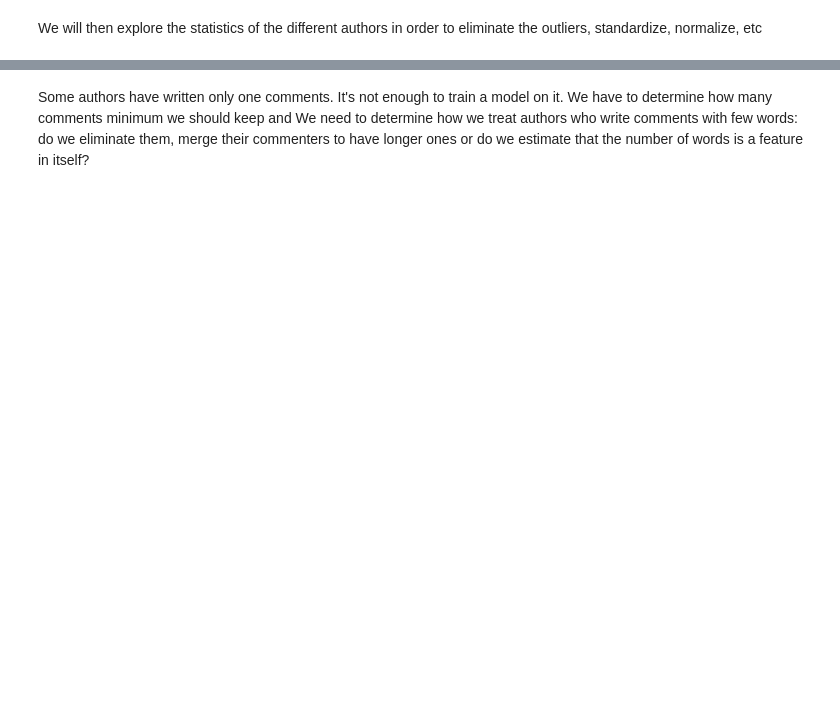
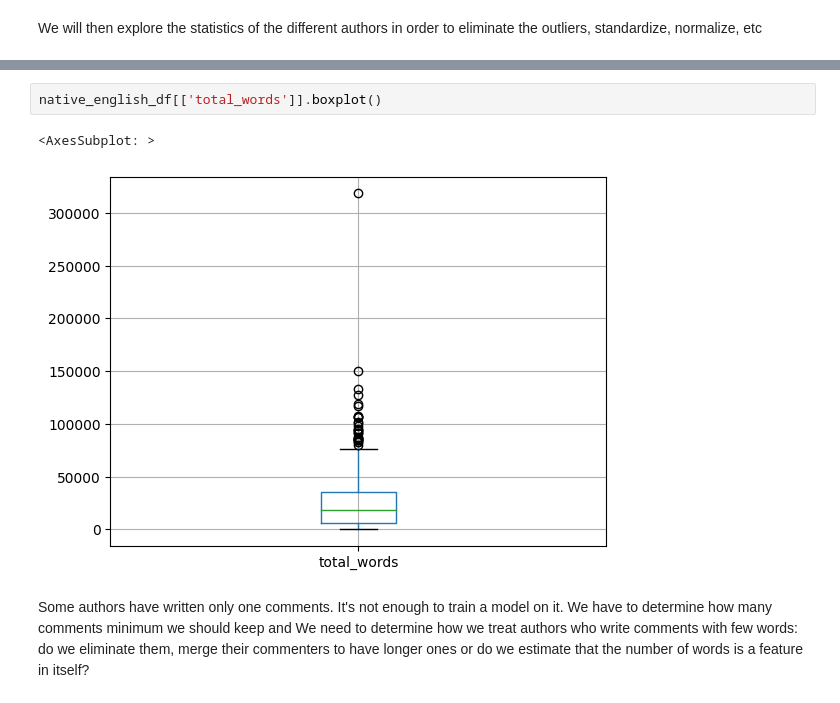
Before and after one commit to CS-433/project2-authclass, a Jupyter notebook: Arthur.ipynb, the cells around one changed output, grey strips where cells are left out. Saved outputs shown, nothing was run; the diff lists cells and outputs as text; blank space fills up the shorter version.

```diff
--- a/Arthur.ipynb
+++ b/Arthur.ipynb
@@ -117,2 +125,7 @@ native_english_df[['nb_comments']].describe()
+# %%
+native_english_df[['total_words']].boxplot()
+# %% [output]
+<AxesSubplot: >
+[figure, added]
 # %% [markdown]
 Some authors have written only one comments. It's not enough to train a model on it. We have to determine how many comments minimum we should keep and We need to determine how we treat authors who write comments with few words: do we eliminate them, merge their commenters to have longer ones or do we estimate that the number of words is a feature in itself?
```
Also changed, not shown: parts of 3 cells of this notebook, 2 other files.
